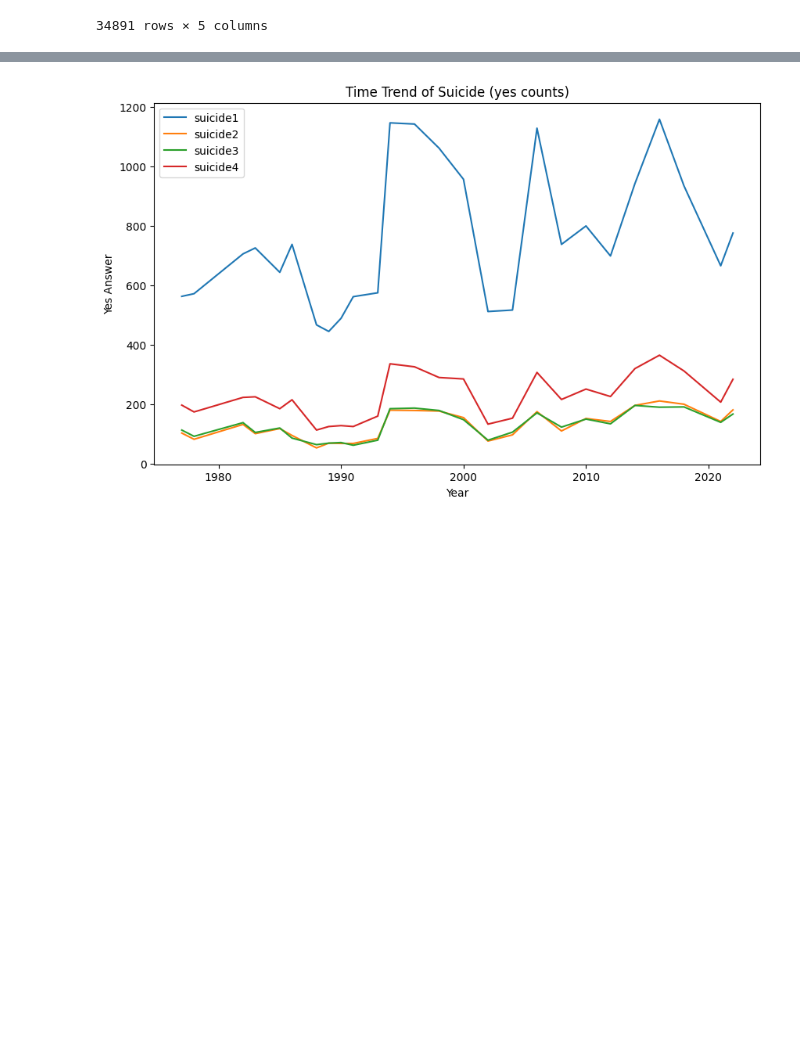
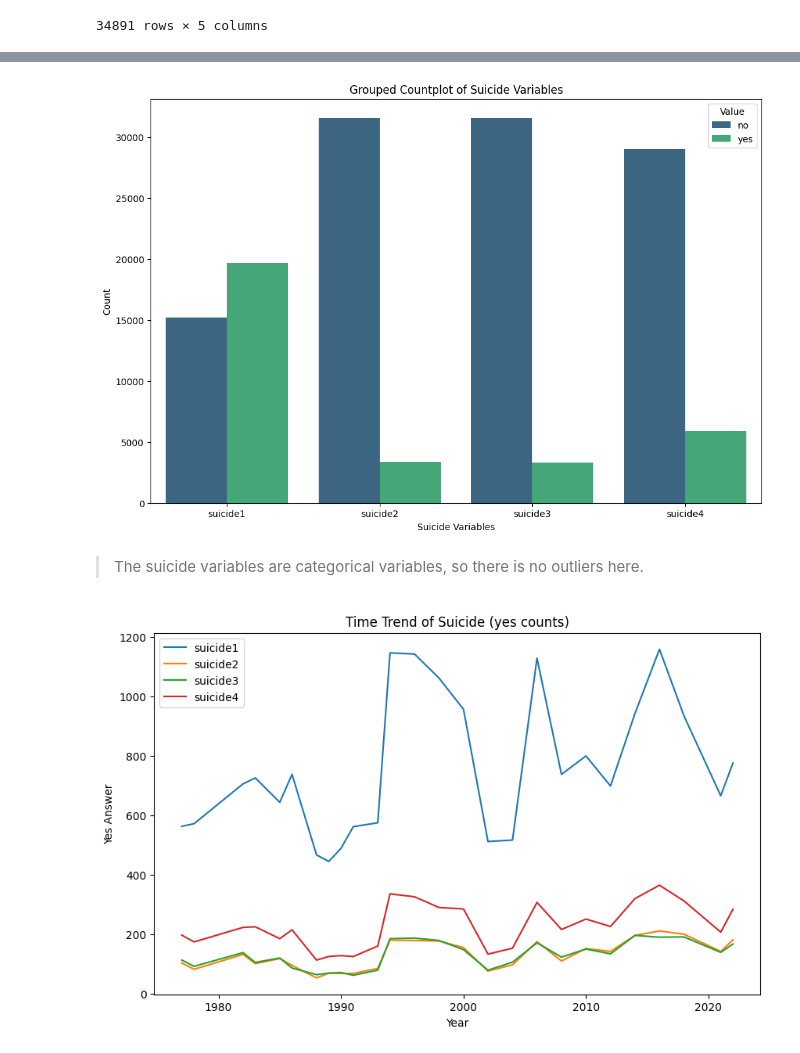
Before and after one commit to LindaMjw/project_gss, a Jupyter notebook: get_gss.ipynb, the cells around one changed output, grey strips where cells are left out. Cells and saved outputs as stored; diff of their text form; code cells hidden in the pictures; blank space fills up the shorter version.

Commit message:
Explain data wrangling; Finished most of EDA

```diff
--- a/get_gss.ipynb
+++ b/get_gss.ipynb
@@ -183,2 +212,22 @@ df.sort_values('year')
+# %%
+import seaborn as sns
+
+plt.figure(figsize=(12, 8))
+
+# Melt the dataframe for better visualization
+df_melted = pd.melt(df, id_vars='year', value_vars=['suicide1', 'suicide2', 'suicide3', 'suicide4'], var_name='suicide_var', value_name='value')
+
+# Create a grouped countplot
+sns.countplot(x='suicide_var', hue='value', data=df_melted, palette='viridis')
+
+plt.title('Grouped Countplot of Suicide Variables')
+plt.xlabel('Suicide Variables')
+plt.ylabel('Count')
+plt.legend(title='Value', labels=['no', 'yes'])
+plt.show()
+# %% [output]
+[figure, added]
+# %% [markdown]
+> The suicide variables are categorical variables, so there is no outliers here.
 # %%
 # Group by 'year' and calculate the sum for each vars
```
Also changed, not shown: parts of 9 cells of this notebook.
